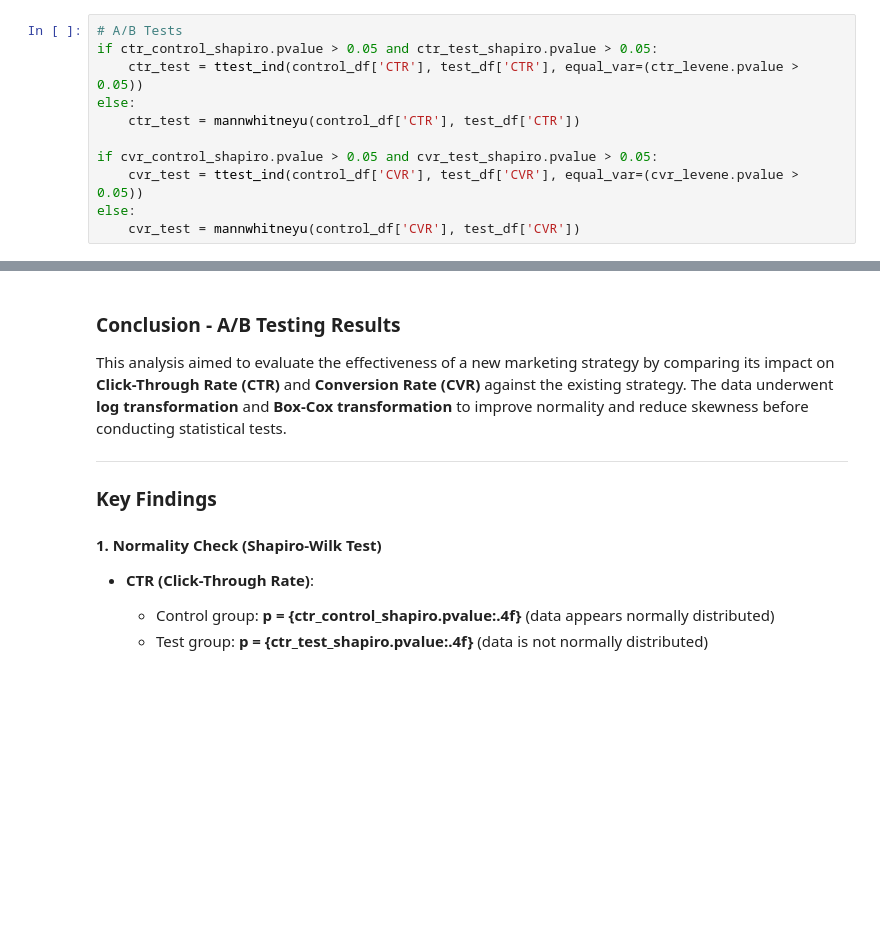
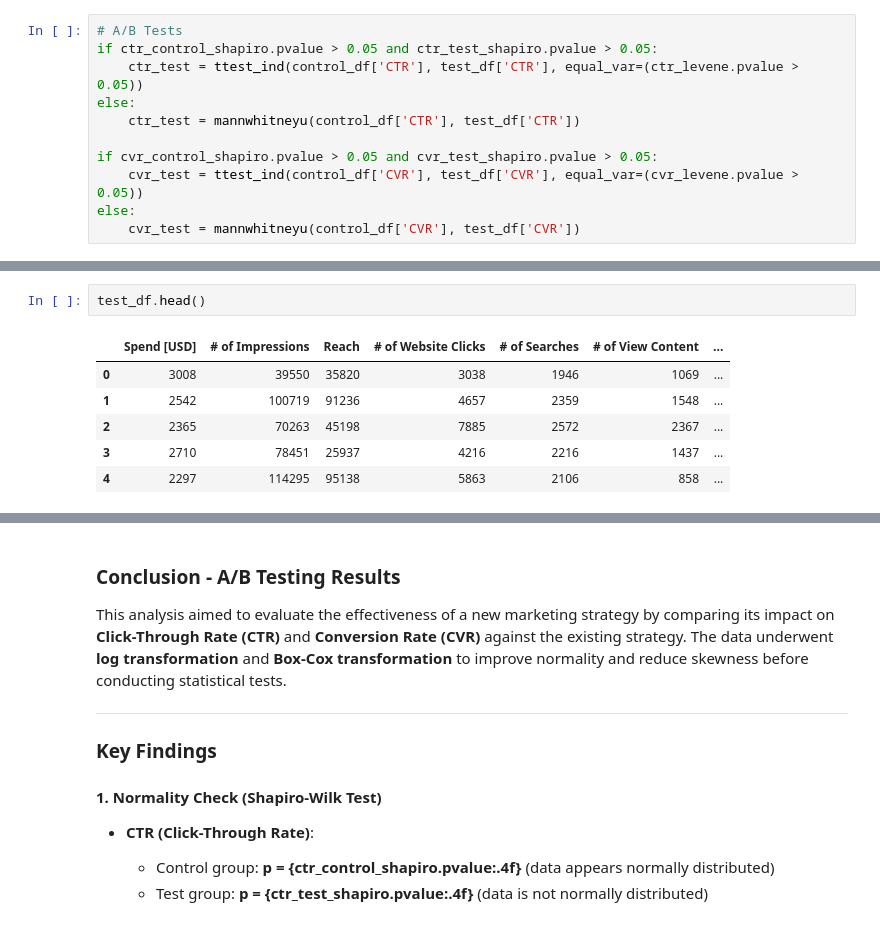
Before and after one commit to thebekhruz/AB_testing, a Jupyter notebook: notebooks/AB_testing.ipynb, the cells around one changed output, grey strips where cells are left out. Saved outputs shown, nothing was run; the diff lists cells and outputs as text; blank space fills up the shorter version.

```diff
--- a/notebooks/AB_testing.ipynb
+++ b/notebooks/AB_testing.ipynb
@@ -118,3 +127,12 @@ else:
+# %%
+test_df.head()
+# %% [output]
+|  | Spend [USD] | # of Impressions | Reach | # of Website Clicks | # of Searches | # of View Content | ... |
+| 0 | 3008 | 39550 | 35820 | 3038 | 1946 | 1069 | ... |
+| 1 | 2542 | 100719 | 91236 | 4657 | 2359 | 1548 | ... |
+| 2 | 2365 | 70263 | 45198 | 7885 | 2572 | 2367 | ... |
+| 3 | 2710 | 78451 | 25937 | 4216 | 2216 | 1437 | ... |
+| 4 | 2297 | 114295 | 95138 | 5863 | 2106 | 858 | ... |
 # %%
 # CTR and CVR distributions
 fig, axs = plt.subplots(2, 2, figsize=(15, 10))
```
Also changed, not shown: parts of 9 cells of this notebook, 7 other files.
